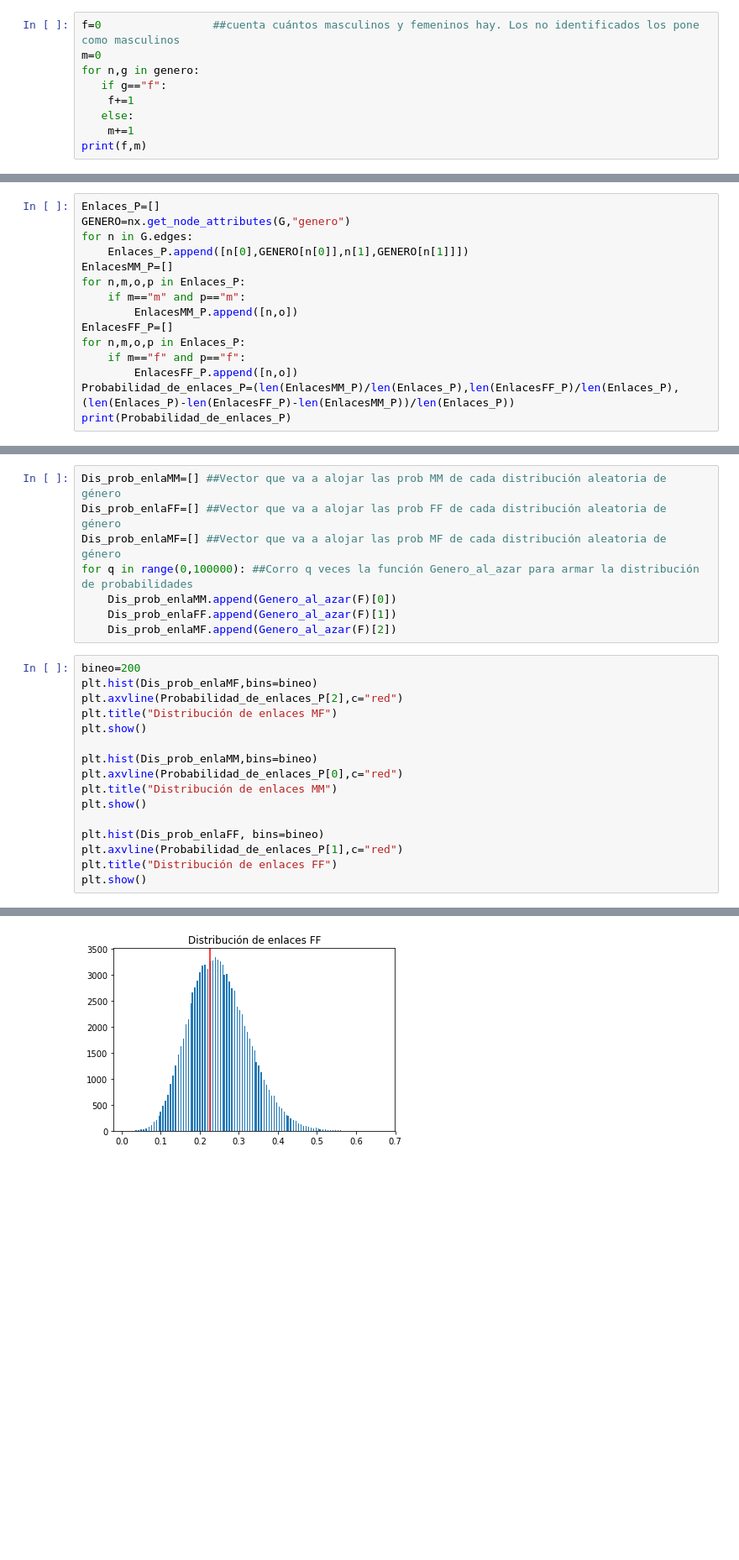
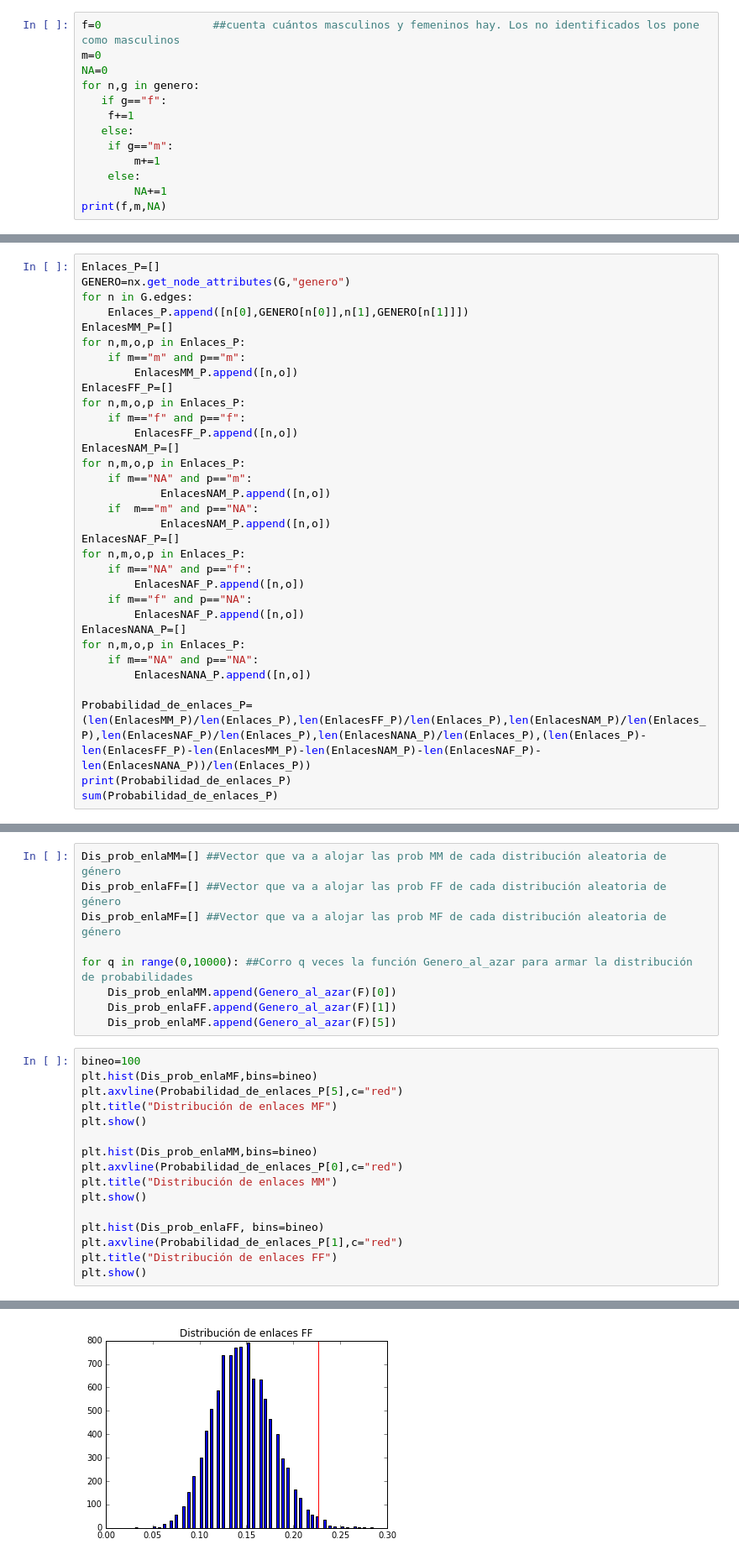
Before and after one commit to vms10/redestcs, a Jupyter notebook: Ejercicio2.ipynb, the cells around one changed output, grey strips where cells are left out. Shown: that part at 84% size. Cells and saved outputs as stored; diff of their text form; blank space fills up the shorter version.

```diff
--- a/Ejercicio2.ipynb
+++ b/Ejercicio2.ipynb
@@ -47,10 +50,14 @@ nx.draw_networkx(G,**options)
 # %%
 f=0                 ##cuenta cuántos masculinos y femeninos hay. Los no identificados los pone como masculinos
 m=0
+NA=0
 for n,g in genero:
    if g=="f":
     f+=1
    else:
-    m+=1
-print(f,m)
+    if g=="m":
+        m+=1
+    else:
+        NA+=1
+print(f,m,NA)
 # %% [output]
@@ -72,6 +75,24 @@ EnlacesFF_P=[]
 for n,m,o,p in Enlaces_P:
     if m=="f" and p=="f":
         EnlacesFF_P.append([n,o])
-Probabilidad_de_enlaces_P=(len(EnlacesMM_P)/len(Enlaces_P),len(EnlacesFF_P)/len(Enlaces_P),(len(Enlaces_P)-len(EnlacesFF_P)-len(EnlacesMM_P))/len(Enlaces_P))
+EnlacesNAM_P=[]
+for n,m,o,p in Enlaces_P:
+    if m=="NA" and p=="m":
+            EnlacesNAM_P.append([n,o])
+    if  m=="m" and p=="NA":
+            EnlacesNAM_P.append([n,o])
+EnlacesNAF_P=[]
+for n,m,o,p in Enlaces_P:
+    if m=="NA" and p=="f":
+        EnlacesNAF_P.append([n,o])
+    if m=="f" and p=="NA":
+        EnlacesNAF_P.append([n,o])
+EnlacesNANA_P=[]
+for n,m,o,p in Enlaces_P:
+    if m=="NA" and p=="NA":
+        EnlacesNANA_P.append([n,o])
+
+Probabilidad_de_enlaces_P=(len(EnlacesMM_P)/len(Enlaces_P),len(EnlacesFF_P)/len(Enlaces_P),len(EnlacesNAM_P)/len(Enlaces_P),len(EnlacesNAF_P)/len(Enlaces_P),len(EnlacesNANA_P)/len(Enlaces_P),(len(Enlaces_P)-len(EnlacesFF_P)-len(EnlacesMM_P)-len(EnlacesNAM_P)-len(EnlacesNAF_P)-len(EnlacesNANA_P))/len(Enlaces_P))
 print(Probabilidad_de_enlaces_P)
+sum(Probabilidad_de_enlaces_P)
 # %% [output]
@@ -111,14 +160,15 @@ def Genero_al_azar(Gen):
 Dis_prob_enlaMM=[] ##Vector que va a alojar las prob MM de cada distribución aleatoria de género
 Dis_prob_enlaFF=[] ##Vector que va a alojar las prob FF de cada distribución aleatoria de género
 Dis_prob_enlaMF=[] ##Vector que va a alojar las prob MF de cada distribución aleatoria de género
-for q in range(0,100000): ##Corro q veces la función Genero_al_azar para armar la distribución de probabilidades
+
+for q in range(0,10000): ##Corro q veces la función Genero_al_azar para armar la distribución de probabilidades
     Dis_prob_enlaMM.append(Genero_al_azar(F)[0])
     Dis_prob_enlaFF.append(Genero_al_azar(F)[1])
-    Dis_prob_enlaMF.append(Genero_al_azar(F)[2])
+    Dis_prob_enlaMF.append(Genero_al_azar(F)[5])
 # %%
-bineo=200
+bineo=100
 plt.hist(Dis_prob_enlaMF,bins=bineo)
-plt.axvline(Probabilidad_de_enlaces_P[2],c="red")
+plt.axvline(Probabilidad_de_enlaces_P[5],c="red")
 plt.title("Distribución de enlaces MF")
 plt.show()
 
@@ -137 +187 @@ plt.show()
-[figure, old version]
+[figure, new version]
```
Also changed, not shown: parts of 6 cells of this notebook.
